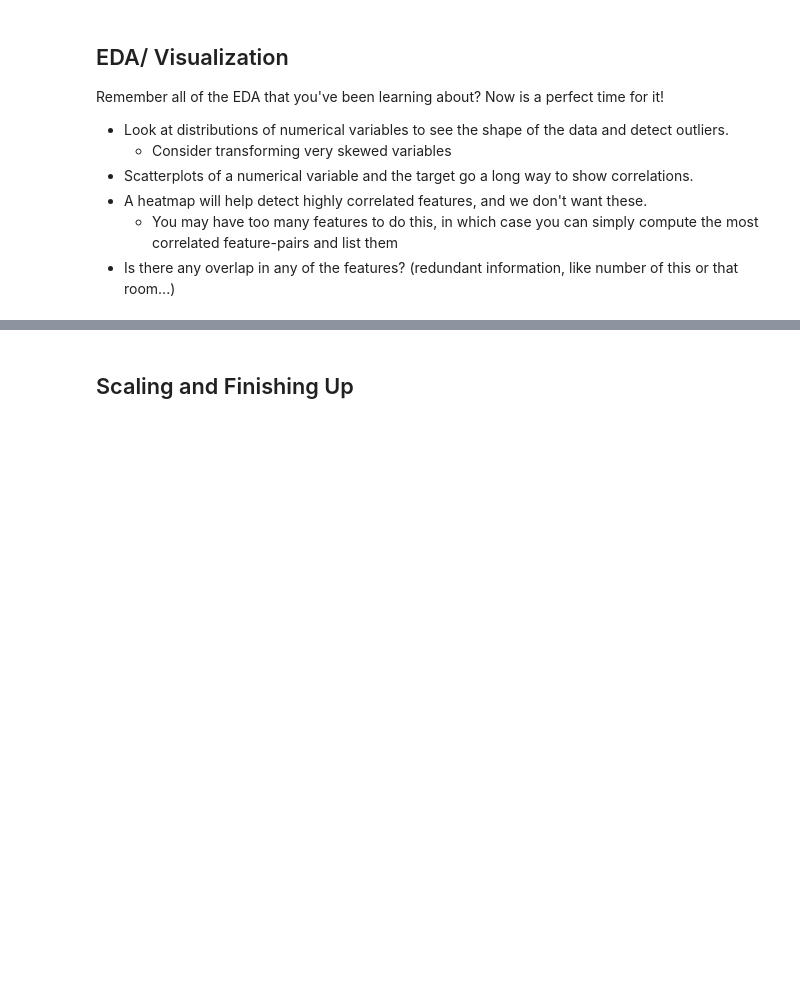
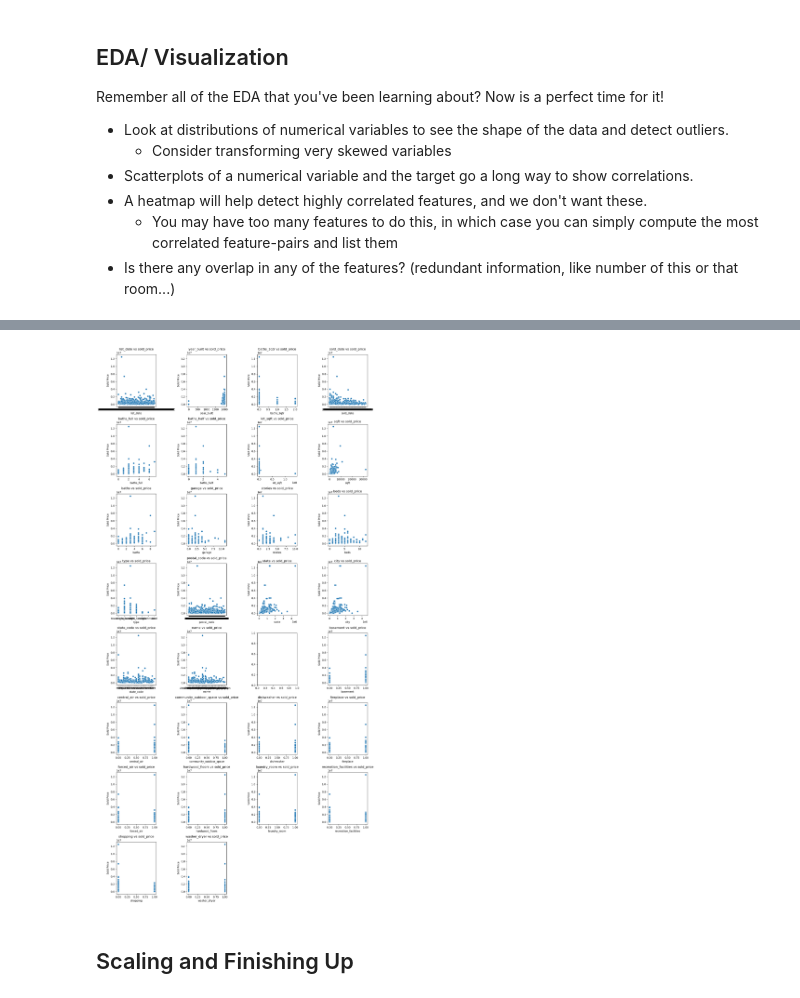
Before and after one commit to Gur212/Data-Science-Midterm-Project, a Jupyter notebook: notebooks/1 - EDA.ipynb, the cells around one changed output, grey strips where cells are left out. Saved outputs shown, nothing was run; the diff lists cells and outputs as text; code cells hidden in the pictures; blank space fills up the shorter version.

Commit message:
Created scatterplot visulizations for comparing target variable to features

```diff
--- a/notebooks/1 - EDA.ipynb
+++ b/notebooks/1 - EDA.ipynb
@@ -754,3 +762,35 @@ memory usage: 1.3+ MB
+# %%
+from matplotlib import pyplot as plt
+import seaborn as sns
+import numpy as np
+
+#Define subplot details
+rows, cols = 8, 4 # 8 rows, 4 columns
+total_plots = len(X_train.columns)
+fig, axes = plt.subplots(rows, cols, figsize=[15,30])
+axes = axes.flatten()
+
+#Create scatterplots for all columns in the training set and the target variable
+for i, column in enumerate(X_train.columns):
+        #Filtered tags is not hashable, skip
+    if column=='filtered_tags':
+        continue
+
+    sns.scatterplot(x=X_train[column], y=y_train, ax=axes[i])
+    col_name = column.split(".")[-1]
+    axes[i].set_xlabel(col_name)
+    axes[i].set_ylabel("Sold Price")
+    axes[i].set_title(f"{col_name} vs sold_price")
+
+# Hide any unused subplots (if features < 32)
+for j in range(total_plots, rows * cols):
+    fig.delaxes(axes[j])
+
+#Show plots and avoid overlapping
+plt.tight_layout()
+plt.show()
+# %% [output]
+[figure, added]
 # %% [markdown]
 ## Scaling and Finishing Up
 # %% [markdown]
```
Also changed, not shown: parts of 5 cells of this notebook, 5 other files.
